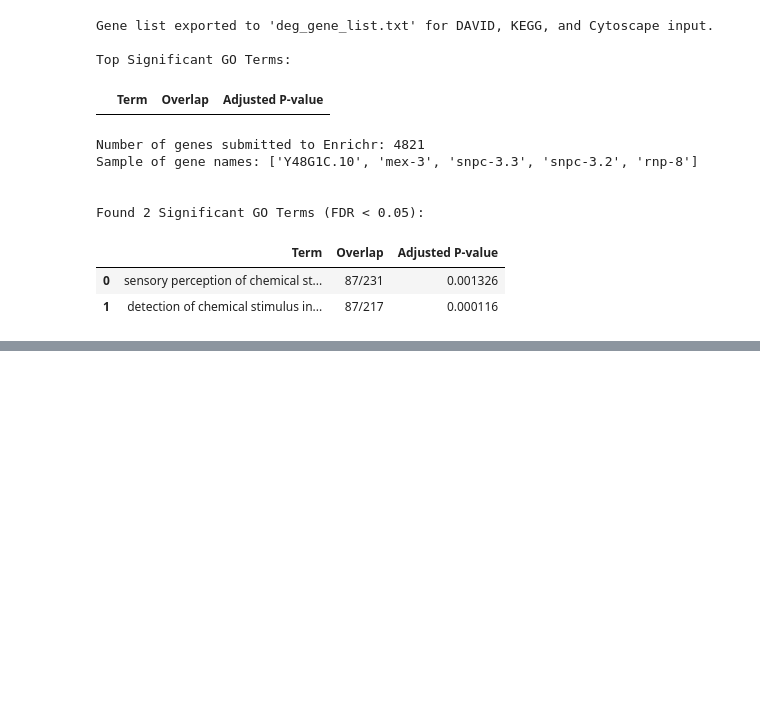
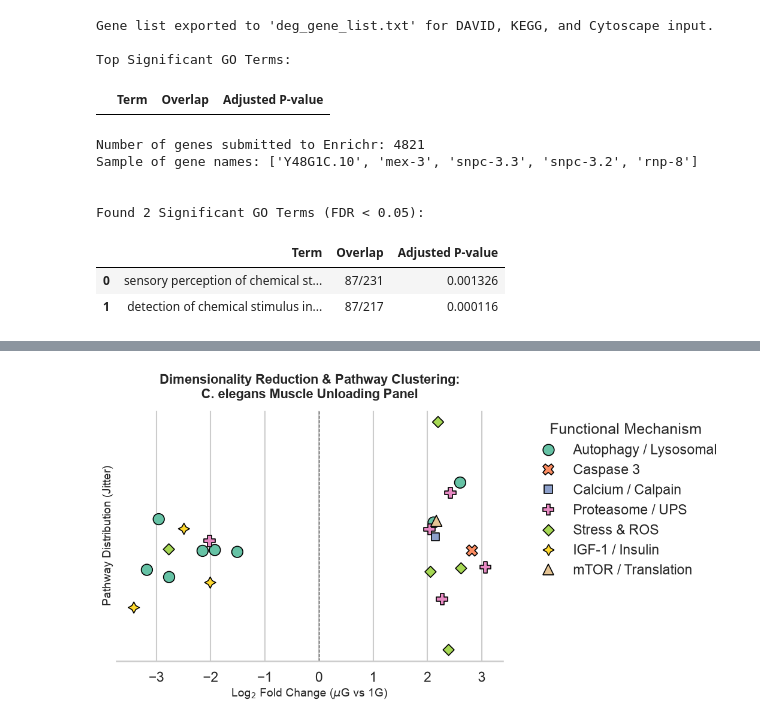
Before and after one commit to gomezdj/exerkinemap, a Jupyter notebook: exerkinemap/space-omics/celegans/celegans_microgravity_rnaseq.ipynb, the cells around one changed output, grey strips where cells are left out. Cells and saved outputs as stored; diff of their text form; code cells hidden in the pictures; blank space fills up the shorter version.

```diff
--- a/exerkinemap/space-omics/celegans/celegans_microgravity_rnaseq.ipynb
+++ b/exerkinemap/space-omics/celegans/celegans_microgravity_rnaseq.ipynb
@@ -192,0 +641,75 @@ Found 2 Significant GO Terms (FDR < 0.05):
+# %%
+import pandas as pd
+import numpy as np
+import matplotlib.pyplot as plt
+import seaborn as sns
+from sklearn.decomposition import PCA
+from sklearn.preprocessing import StandardScaler
+
+# 1. Define the Muscle Unloading Causal Panel
+unloading_panel = {
+    'IGF-1 / Insulin': ['ins-11', 'ins-12', 'ins-15', 'ins-18', 'age-1', 'akt-1', 'akt-2'],
+    'mTOR / Translation': ['rsks-1', 'let-363', 'lev-9'],
+    'FOXO Transcription': ['daf-16'],
+    'Focal Adhesion (FAK/MHC)': ['pck-1', 'myo-3', 'unc-54'],
+    'Stress & ROS': ['sod-3', 'hsp-70', 'hsp-16.2', 'ncx-5', 'ncx-9'],
+    'Calcium / Calpain': ['clp-6'],
+    'Caspase 3': ['ced-3'],
+    'Autophagy / Lysosomal': ['atg-9', 'epg-5', 'cpr-1', 'cpr-4', 'cpr-5', 'asp-8', 'asp-9', 'asp-11'],
+    'Proteasome / UPS': ['fbxa-217', 'fbxb-97', 'fbxc-27', 'uba-2', 'ubc-15', 'ubc-22']
+}
+panel_genes = [g for grp in unloading_panel.values() for g in grp]
+
+# 2. Filter and Clean Panel Data
+panel_data = degs[degs['gene'].isin(panel_genes)].copy()
+panel_data['log2(fold_change)'] = pd.to_numeric(panel_data['log2(fold_change)'], errors='coerce')
+panel_data['log2(fold_change)'] = panel_data['log2(fold_change)'].replace([np.inf, -np.inf], np.nan)
+panel_data = panel_data.dropna(subset=['log2(fold_change)', 'p_value'])
+panel_data = panel_data.groupby('gene', as_index=False).mean(numeric_only=True)
+
+# Map genes to pathways
+gene_to_pathway = {gene: pathway for pathway, genes in unloading_panel.items() for gene in genes}
+panel_data['Pathway'] = panel_data['gene'].map(gene_to_pathway)
+
+# 3. Principal Component Analysis (PCA) on Panel Features
+features = panel_data[['log2(fold_change)']].values
+scaler = StandardScaler()
+scaled_features = scaler.fit_transform(features)
+
+pca = PCA(n_components=1)
+panel_data['PC1'] = pca.fit_transform(scaled_features)
+panel_data['Y_Jitter'] = np.random.normal(0, 0.08, size=len(panel_data)) # Clean separation jitter
+
+# 4. Publication-Ready Plotting
+plt.figure(figsize=(11, 6))
+sns.set_theme(style="whitegrid", context="talk")
+
+ax = sns.scatterplot(
+    data=panel_data,
+    x='log2(fold_change)',
+    y='Y_Jitter',
+    hue='Pathway',
+    style='Pathway',
+    s=180,
+    palette='Set2',
+    edgecolor='black',
+    linewidth=1.2
+)
+
+# Reference lines and formatting
+plt.axvline(0, color='black', linestyle='--', linewidth=1, alpha=0.7)
+plt.title('Dimensionality Reduction & Pathway Clustering:\nC. elegans Muscle Unloading Panel', fontsize=16, pad=15, weight='bold')
+plt.xlabel('Log$_2$ Fold Change ($\mu$G vs 1G)', fontsize=14)
+plt.ylabel('Pathway Distribution (Jitter)', fontsize=14)
+plt.yticks([]) # Remove artificial y-axis ticks
+
+# Legend cleanup
+plt.legend(bbox_to_anchor=(1.05, 1), loc='upper left', frameon=False, title='Functional Mechanism')
+sns.despine(left=True)
+plt.tight_layout()
+
+# Save and Display
+plt.savefig('Muscle_Unloading_Panel_PCA.pdf', dpi=300, bbox_inches='tight')
+plt.show()
+# %% [output]
+[figure, added]
```
Also changed, not shown: parts of 15 cells of this notebook, 51 other files.
